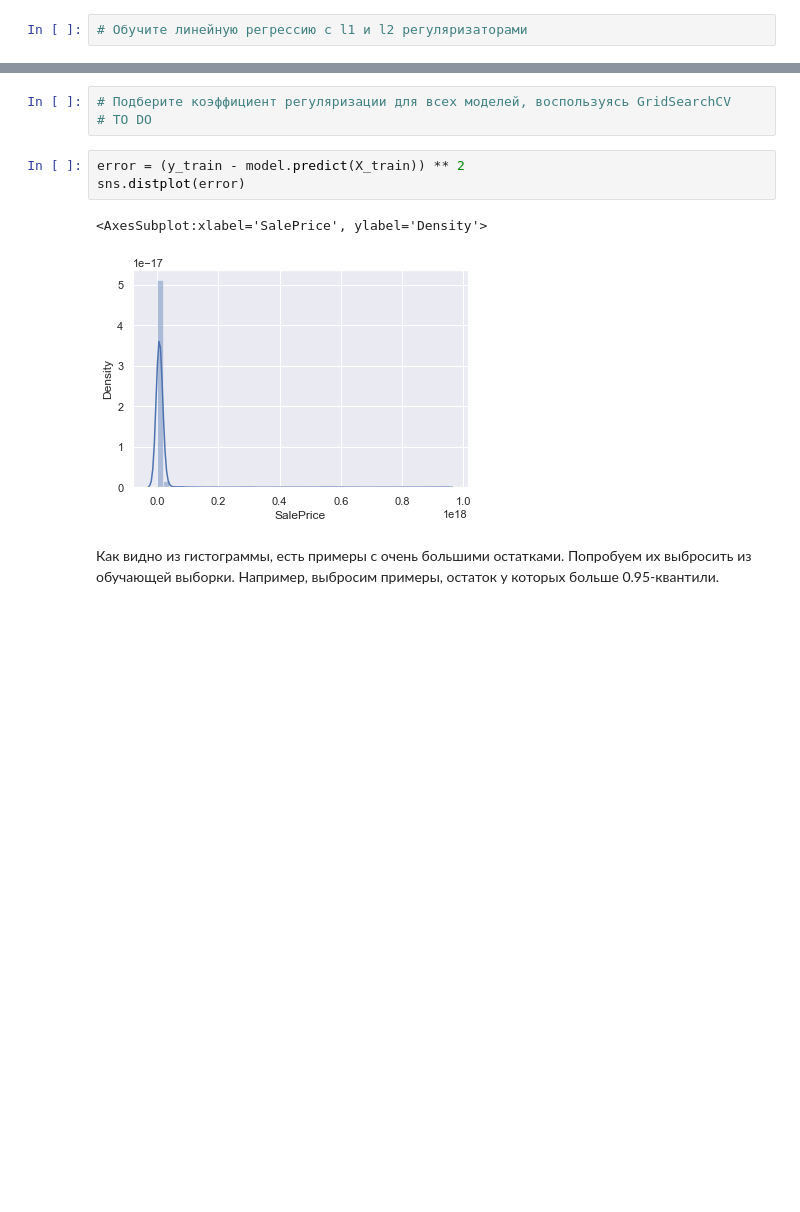
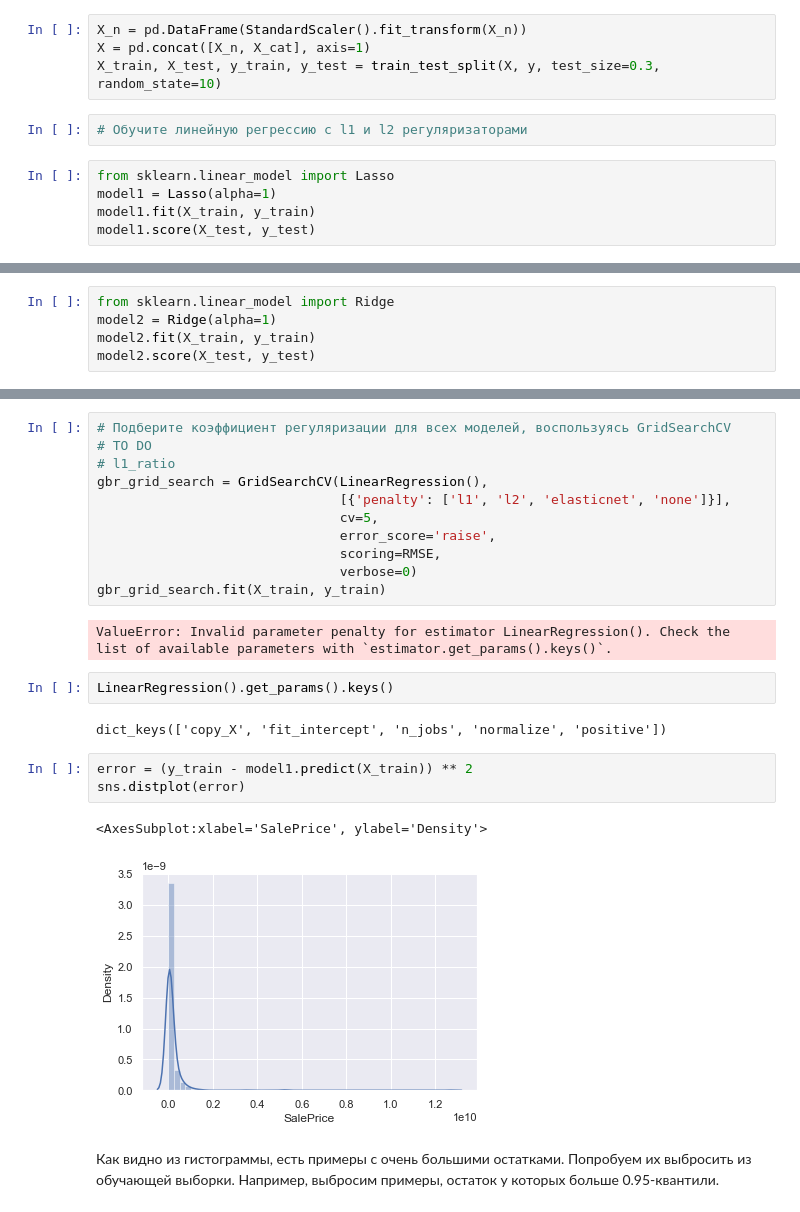
Before and after one commit to pagamov/7sem, a Jupyter notebook: Мультимедиа/3lab Гамов Павел 407.ipynb, the cells around one changed output, grey strips where cells are left out. Saved outputs shown, nothing was run; the diff lists cells and outputs as text; blank space fills up the shorter version.

```diff
--- a/Мультимедиа/3lab Гамов Павел 407.ipynb
+++ b/Мультимедиа/3lab Гамов Павел 407.ipynb
@@ -231,2 +238,11 @@ NameError: name 'column_transformer' is not defined
+# %%
+X_n = pd.DataFrame(StandardScaler().fit_transform(X_n))
+X = pd.concat([X_n, X_cat], axis=1)
+X_train, X_test, y_train, y_test = train_test_split(X, y, test_size=0.3, random_state=10)
 # %%
 # Обучите линейную регрессию с l1 и l2 регуляризаторами
+# %%
+from sklearn.linear_model import Lasso
+model1 = Lasso(alpha=1)
+model1.fit(X_train, y_train)
+model1.score(X_test, y_test)
@@ -232,0 +251,5 @@ NameError: name 'column_transformer' is not defined
+# %%
+from sklearn.linear_model import Ridge
+model2 = Ridge(alpha=1)
+model2.fit(X_train, y_train)
+model2.score(X_test, y_test)
@@ -240,12 +266,26 @@ NameError: name 'pipeline' is not defined
 # %%
 # Подберите коэффициент регуляризации для всех моделей, воспользуясь GridSearchCV
 # TO DO
+# l1_ratio
+gbr_grid_search = GridSearchCV(LinearRegression(),
+                               [{'penalty': ['l1', 'l2', 'elasticnet', 'none']}],
+                               cv=5,
+                               error_score='raise',
+                               scoring=RMSE,
+                               verbose=0)
+gbr_grid_search.fit(X_train, y_train)
+# %% [output]
+ValueError: Invalid parameter penalty for estimator LinearRegression(). Check the list of available parameters with `estimator.get_params().keys()`.
+# %%
+LinearRegression().get_params().keys()
+# %% [output]
+dict_keys(['copy_X', 'fit_intercept', 'n_jobs', 'normalize', 'positive'])
 # %%
-error = (y_train - model.predict(X_train)) ** 2
+error = (y_train - model1.predict(X_train)) ** 2
 sns.distplot(error)
 # %% [output]
 <AxesSubplot:xlabel='SalePrice', ylabel='Density'>
-[figure, old version]
+[figure, new version]
 # %% [markdown]
 Как видно из гистограммы, есть примеры с очень большими остатками. Попробуем их выбросить из обучающей выборки. Например, выбросим примеры, остаток у которых больше 0.95-квантили.
 # %%
```
Also changed, not shown: parts of 35 cells of this notebook, 1 other file.
